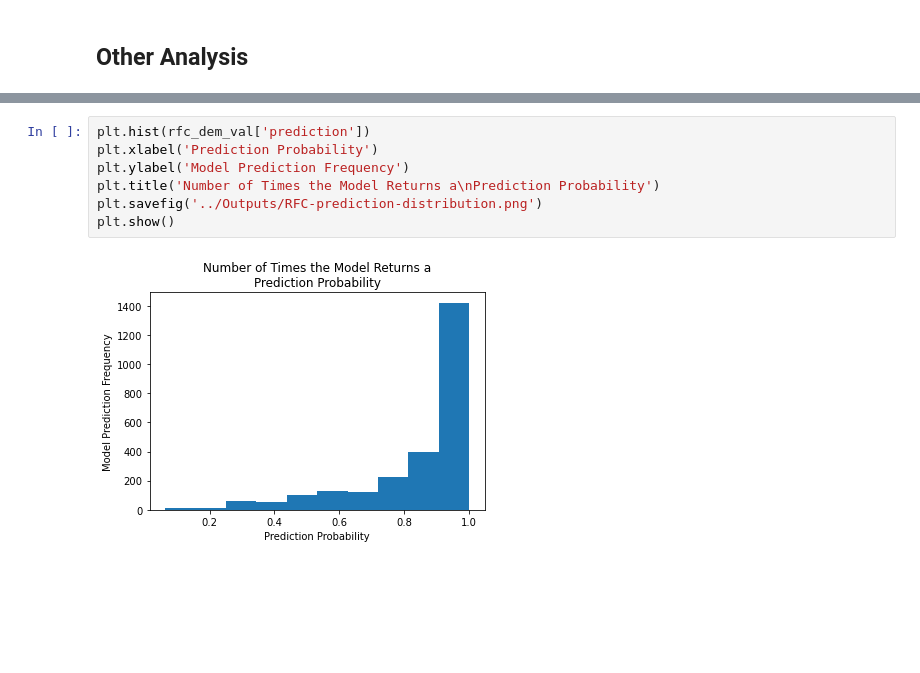
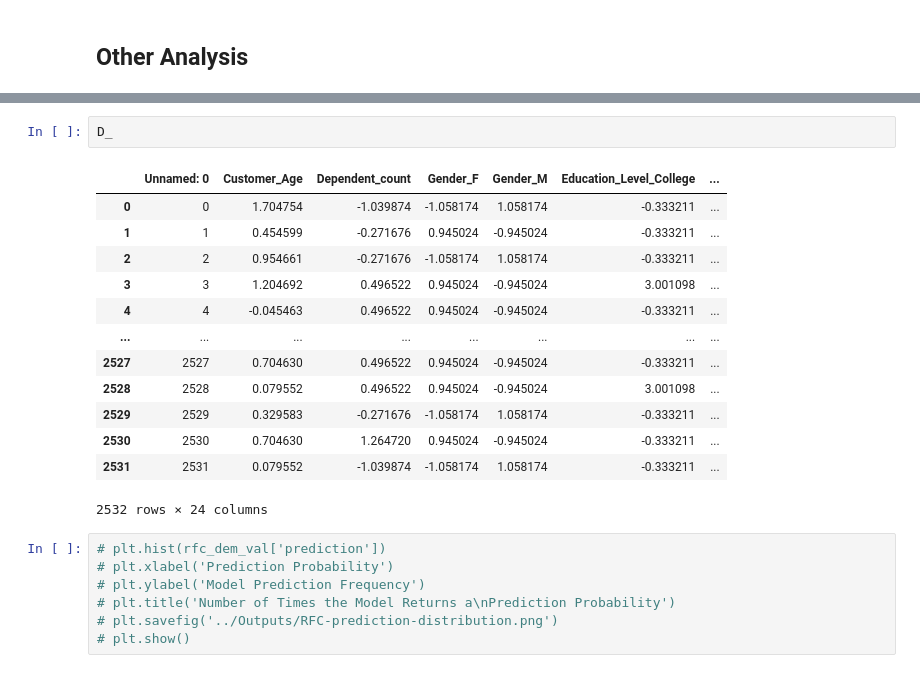
Before and after one commit to asundquistdavis/credit-churn-prediction, a Jupyter notebook: Analysis/random-forest-classifier.ipynb, the cells around one changed output, grey strips where cells are left out. Saved outputs shown, nothing was run; the diff lists cells and outputs as text; blank space fills up the shorter version.

```diff
--- a/Analysis/random-forest-classifier.ipynb
+++ b/Analysis/random-forest-classifier.ipynb
@@ -262,9 +253,23 @@ for demographic in demographics:
+# %%
+D_
+# %% [output]
+|  | Unnamed: 0 | Customer_Age | Dependent_count | Gender_F | Gender_M | Education_Level_College | ... |
+| 0 | 0 | 1.704754 | -1.039874 | -1.058174 | 1.058174 | -0.333211 | ... |
+| 1 | 1 | 0.454599 | -0.271676 | 0.945024 | -0.945024 | -0.333211 | ... |
+| 2 | 2 | 0.954661 | -0.271676 | -1.058174 | 1.058174 | -0.333211 | ... |
+| 3 | 3 | 1.204692 | 0.496522 | 0.945024 | -0.945024 | 3.001098 | ... |
+| 4 | 4 | -0.045463 | 0.496522 | 0.945024 | -0.945024 | -0.333211 | ... |
+| ... | ... | ... | ... | ... | ... | ... | ... |
+| 2527 | 2527 | 0.704630 | 0.496522 | 0.945024 | -0.945024 | -0.333211 | ... |
+| 2528 | 2528 | 0.079552 | 0.496522 | 0.945024 | -0.945024 | 3.001098 | ... |
+| 2529 | 2529 | 0.329583 | -0.271676 | -1.058174 | 1.058174 | -0.333211 | ... |
+| 2530 | 2530 | 0.704630 | 1.264720 | 0.945024 | -0.945024 | -0.333211 | ... |
+| 2531 | 2531 | 0.079552 | -1.039874 | -1.058174 | 1.058174 | -0.333211 | ... |
+2532 rows × 24 columns
 # %%
-plt.hist(rfc_dem_val['prediction'])
-plt.xlabel('Prediction Probability')
-plt.ylabel('Model Prediction Frequency')
-plt.title('Number of Times the Model Returns a\nPrediction Probability')
-plt.savefig('../Outputs/RFC-prediction-distribution.png')
-plt.show()
+# plt.hist(rfc_dem_val['prediction'])
+# plt.xlabel('Prediction Probability')
+# plt.ylabel('Model Prediction Frequency')
+# plt.title('Number of Times the Model Returns a\nPrediction Probability')
+# plt.savefig('../Outputs/RFC-prediction-distribution.png')
+# plt.show()
-# %% [output]
-[figure, removed]
```
Also changed, not shown: parts of 12 cells of this notebook, 2 other files.
